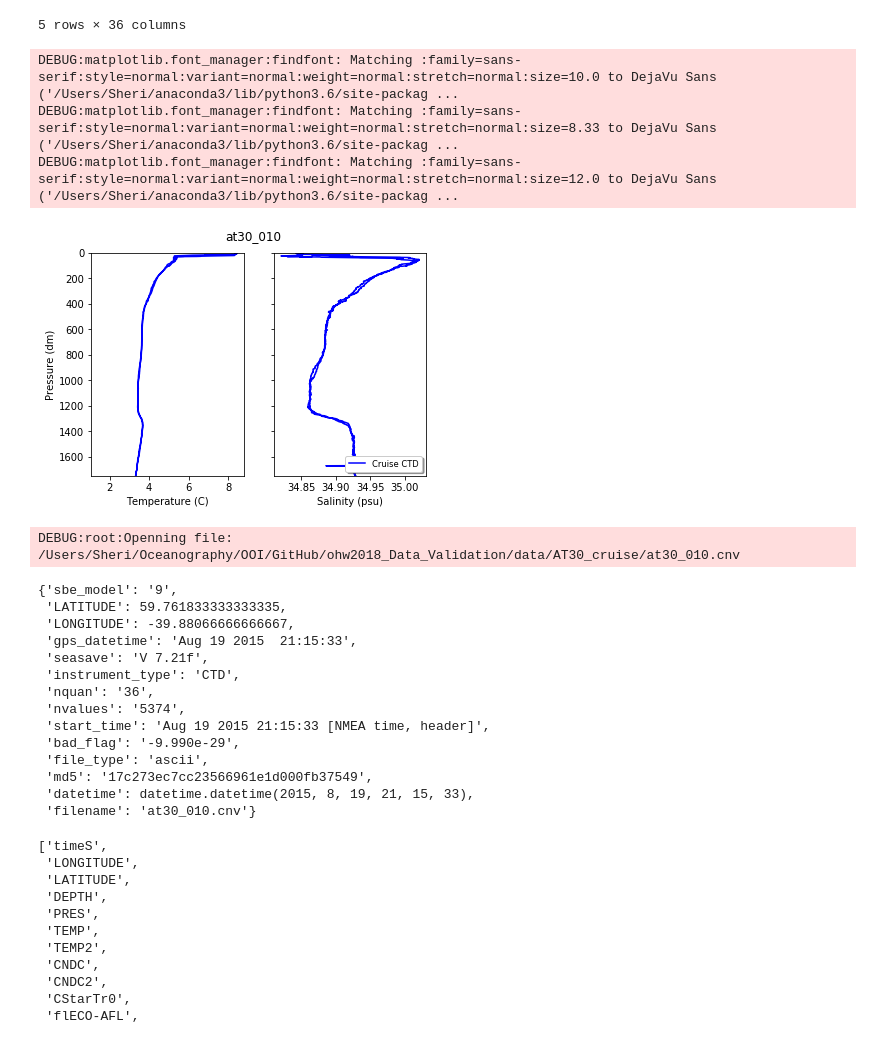
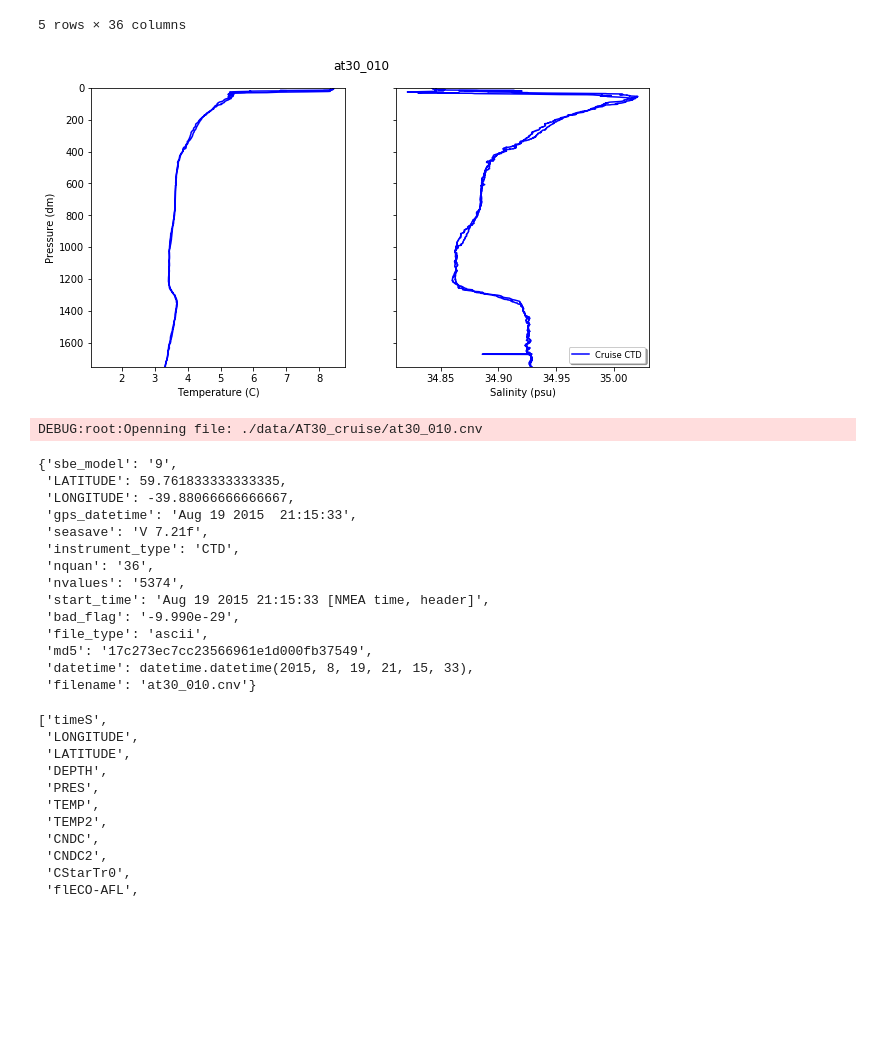
Before and after one commit to oceanhackweek/ohw18_Data_Validation, a Jupyter notebook: OHW2018_Data_Validation.ipynb, the cells around one changed output. Cells and saved outputs as stored; diff of their text form; code cells hidden in the pictures; blank space fills up the shorter version.

Commit message:
Added mooring data and combined plots

```diff
--- a/OHW2018_Data_Validation.ipynb
+++ b/OHW2018_Data_Validation.ipynb
@@ -121,26 +173,23 @@ CTD_data.head()
 5 rows × 36 columns
 # %%
 # Now let's plot the Cruise CTD data
-fig, (ax1, ax2) = plt.subplots(1, 2, sharey=True)
+fig, (ax1, ax2) = plt.subplots(1, 2, sharey=True, figsize=(10,5))
 
 ax1.plot(CTD_data.Temperature,CTD_data.Pressure,'b')
 ax1.set_xlabel('Temperature (C)')
 ax1.set_ylabel('Pressure (dm)')
 ax1.invert_yaxis()
 ax1.set_ylim(1750,0)
 
 ax2.plot(CTD_data.Salinity,CTD_data.Pressure,'b',label='Cruise CTD')
 ax2.set_xlabel('Salinity (psu)')
 
 fig.suptitle(CTD_cast_name)
 fig.subplots_adjust(top=0.9)
 
 legend = ax2.legend(loc='lower right', shadow=True, fontsize='small');
 # %% [output]
-DEBUG:matplotlib.font_manager:findfont: Matching :family=sans-serif:style=normal:variant=normal:weight=normal:stretch=normal:size=10.0 to DejaVu Sans ('/Users/Sheri/anaconda3/lib/python3.6/site-packag ...
-DEBUG:matplotlib.font_manager:findfont: Matching :family=sans-serif:style=normal:variant=normal:weight=normal:stretch=normal:size=8.33 to DejaVu Sans ('/Users/Sheri/anaconda3/lib/python3.6/site-packag ...
-DEBUG:matplotlib.font_manager:findfont: Matching :family=sans-serif:style=normal:variant=normal:weight=normal:stretch=normal:size=12.0 to DejaVu Sans ('/Users/Sheri/anaconda3/lib/python3.6/site-packag ...
-[figure, old version]
+[figure, new version]
 # %%
 # From the DATA TEAM notebooks
 # We will use a package that was written to work with Sea-Bird *.cnv files called seabird. The function to open the
@@ -148,11 +197,12 @@ DEBUG:matplotlib.font_manager:findfont: Matching :family=sans-serif:style=normal
 # do not complain to Sea-Bird.'
 # https://github.com/castelao/seabird
 
-f = '/Users/Sheri/Oceanography/OOI/GitHub/ohw2018_Data_Validation/data/AT30_cruise/at30_010.cnv' # change this filepath
+#f = '/Users/Sheri/Oceanography/OOI/GitHub/ohw2018_Data_Validation/data/AT30_cruise/at30_010.cnv' # change this filepath
+f = './data/AT30_cruise/at30_010.cnv'
 ctddata = fCNV(f)
 ctddata.attributes # list the attributes from the file
 # %% [output]
-DEBUG:root:Openning file: /Users/Sheri/Oceanography/OOI/GitHub/ohw2018_Data_Validation/data/AT30_cruise/at30_010.cnv
+DEBUG:root:Openning file: ./data/AT30_cruise/at30_010.cnv
 {'sbe_model': '9',
  'LATITUDE': 59.761833333333335,
  'LONGITUDE': -39.88066666666667,
```
Also changed, not shown: parts of 12 cells of this notebook.
